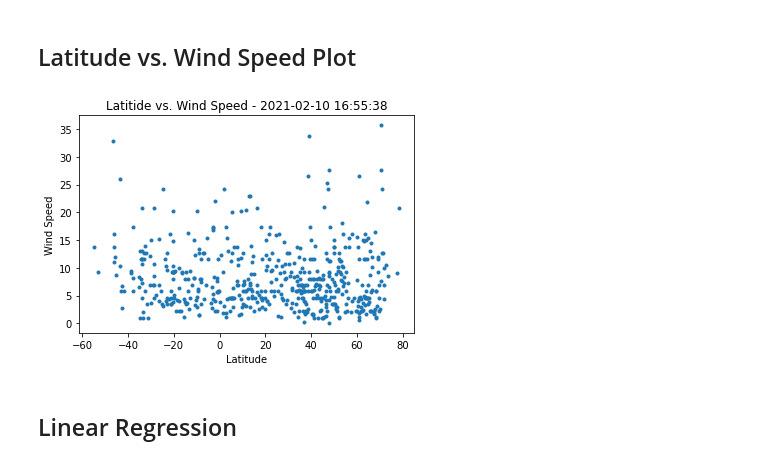
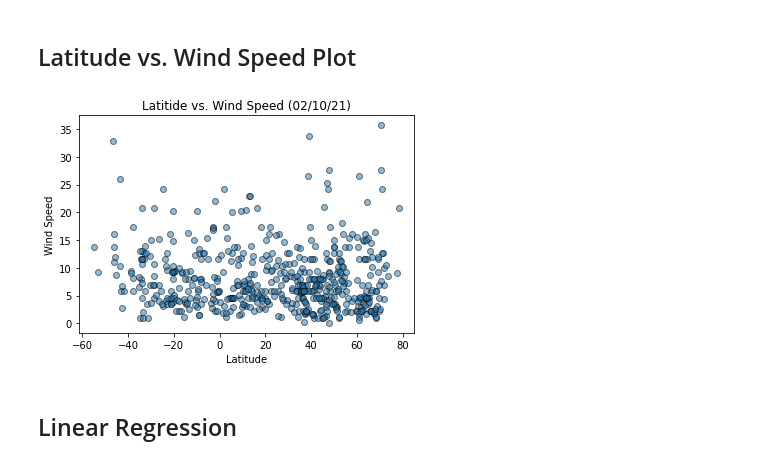
Before and after one commit to mrryanlittle/python-api-challenge, a Jupyter notebook: WeatherPy/WeatherPy.ipynb, the cells around one changed output. Saved outputs shown, nothing was run; the diff lists cells and outputs as text; code cells hidden in the pictures.

```diff
--- a/WeatherPy/WeatherPy.ipynb
+++ b/WeatherPy/WeatherPy.ipynb
@@ -180,14 +180,12 @@ plt.savefig('graphs/LatitudeCloudinessScatterPlot.png')
 # %% [markdown]
 ## Latitude vs. Wind Speed Plot
 # %%
-x_lat = city_df['Latitude']
-y_wind = city_df['Wind Speed']
-plt.scatter(x_lat, y_wind, marker='.')
-plt.title(f"Latitide vs. Wind Speed - {city_df['Date'][0]}")
+plt.scatter(lats, winds, edgecolor='black', linewidths=1, marker='o', alpha=.5)
+plt.title("Latitide vs. Wind Speed (%s)" % time.strftime("%x"))
 plt.xlabel('Latitude')
 plt.ylabel('Wind Speed')
 plt.savefig('graphs/LatitudeWindSpeedScatterPlot.png')
 # %% [output]
-[figure, old version]
+[figure, new version]
 # %% [markdown]
 ## Linear Regression
```
Also changed, not shown: parts of 5 cells of this notebook, 1 other file.
